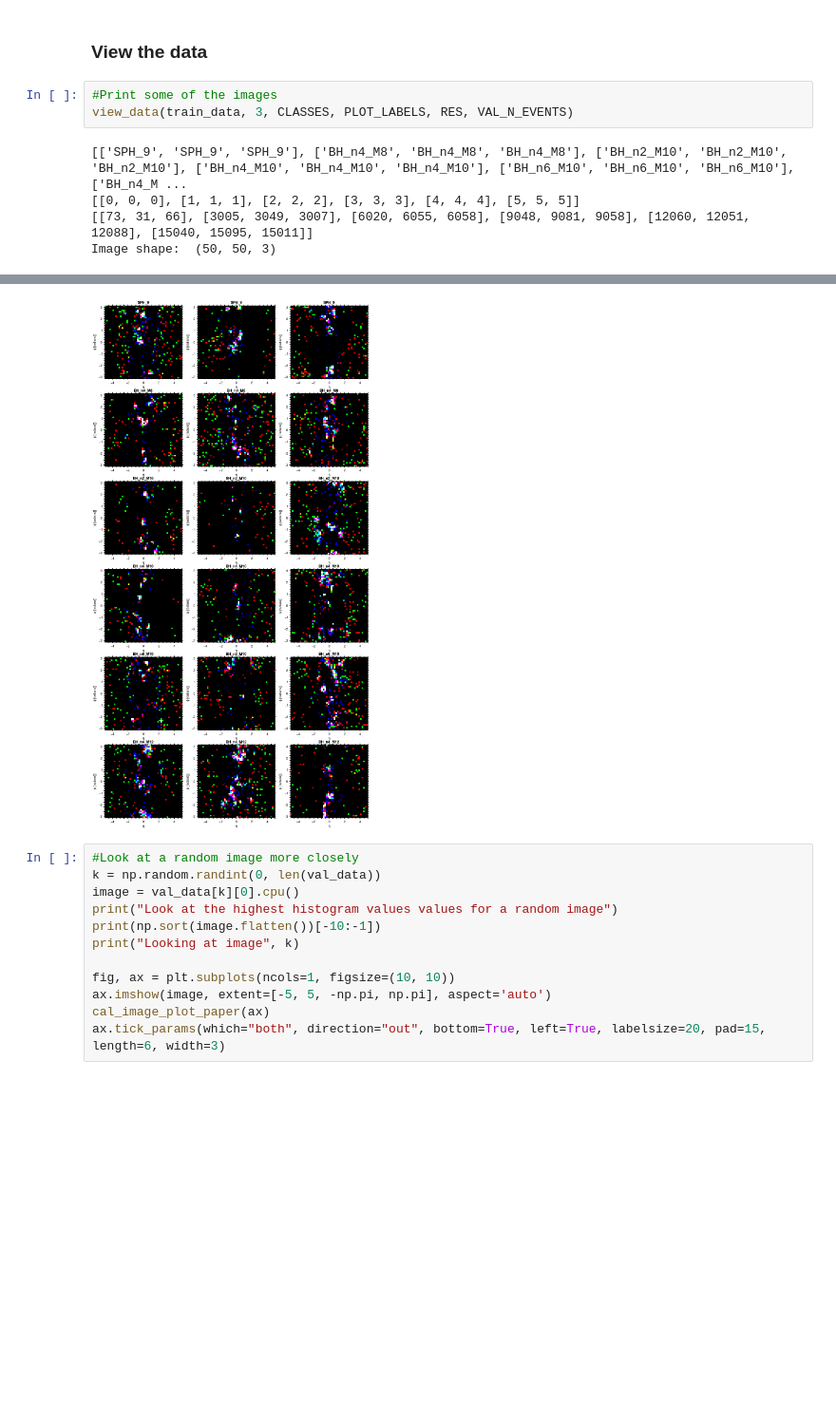
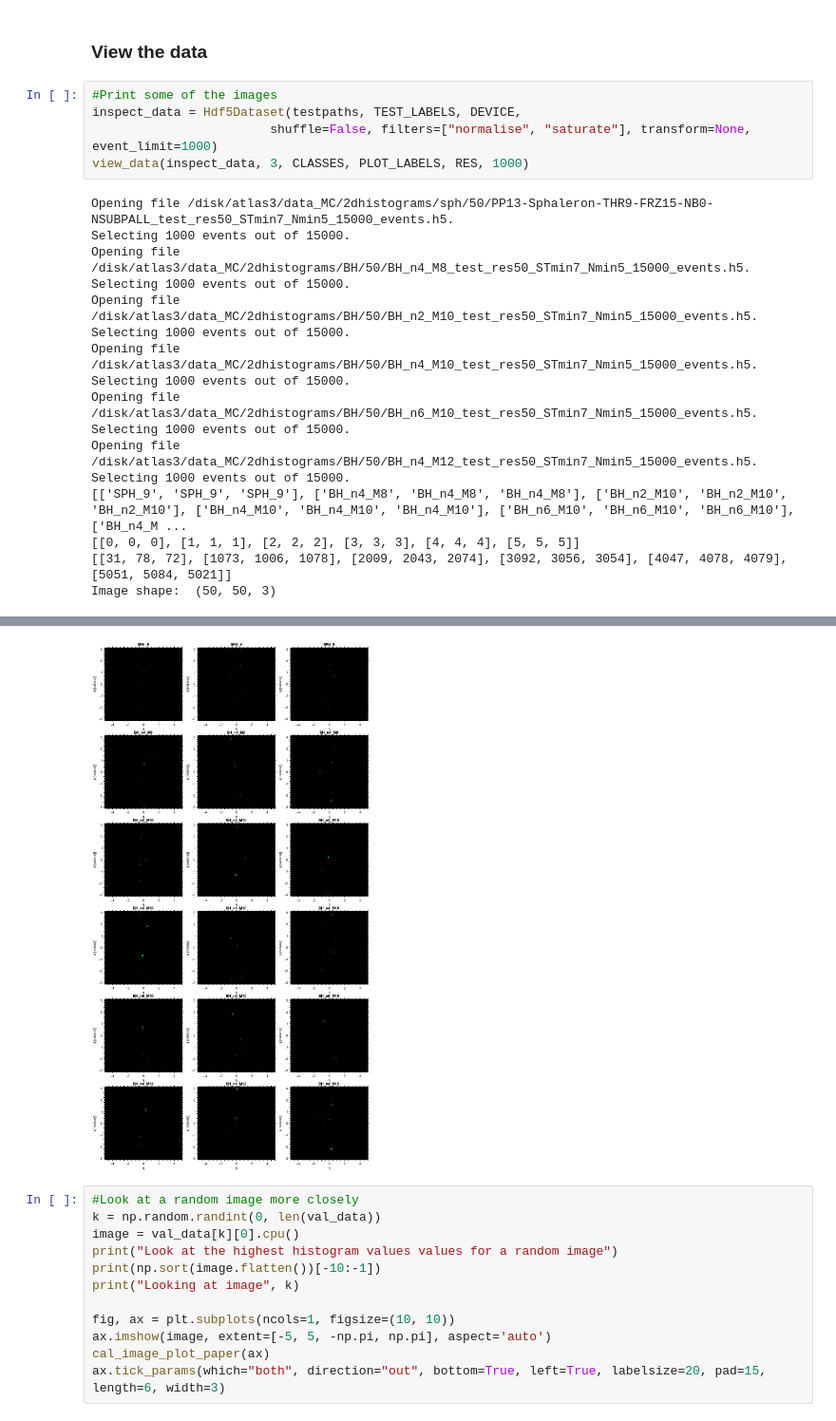
Before and after one commit to choisant/imcalML, a Jupyter notebook: notebooks/resnet.ipynb, the cells around one changed output, grey strips where cells are left out. Shown at 95% size. Drawn from its saved outputs; the diff is of its cells as text; blank space fills up the shorter version.

Commit message:
Updating plots

```diff
--- a/notebooks/resnet.ipynb
+++ b/notebooks/resnet.ipynb
@@ -140,9 +140,23 @@ Selecting 10000 events out of 10000.
 ### View the data
 # %%
 #Print some of the images
-view_data(train_data, 3, CLASSES, PLOT_LABELS, RES, VAL_N_EVENTS)
+inspect_data = Hdf5Dataset(testpaths, TEST_LABELS, DEVICE,
+                        shuffle=False, filters=["normalise", "saturate"], transform=None, event_limit=1000)
+view_data(inspect_data, 3, CLASSES, PLOT_LABELS, RES, 1000)
 # %% [output]
+Opening file /disk/atlas3/data_MC/2dhistograms/sph/50/PP13-Sphaleron-THR9-FRZ15-NB0-NSUBPALL_test_res50_STmin7_Nmin5_15000_events.h5.
+Selecting 1000 events out of 15000.
+Opening file /disk/atlas3/data_MC/2dhistograms/BH/50/BH_n4_M8_test_res50_STmin7_Nmin5_15000_events.h5.
+Selecting 1000 events out of 15000.
+Opening file /disk/atlas3/data_MC/2dhistograms/BH/50/BH_n2_M10_test_res50_STmin7_Nmin5_15000_events.h5.
+Selecting 1000 events out of 15000.
+Opening file /disk/atlas3/data_MC/2dhistograms/BH/50/BH_n4_M10_test_res50_STmin7_Nmin5_15000_events.h5.
+Selecting 1000 events out of 15000.
+Opening file /disk/atlas3/data_MC/2dhistograms/BH/50/BH_n6_M10_test_res50_STmin7_Nmin5_15000_events.h5.
+Selecting 1000 events out of 15000.
+Opening file /disk/atlas3/data_MC/2dhistograms/BH/50/BH_n4_M12_test_res50_STmin7_Nmin5_15000_events.h5.
+Selecting 1000 events out of 15000.
 [['SPH_9', 'SPH_9', 'SPH_9'], ['BH_n4_M8', 'BH_n4_M8', 'BH_n4_M8'], ['BH_n2_M10', 'BH_n2_M10', 'BH_n2_M10'], ['BH_n4_M10', 'BH_n4_M10', 'BH_n4_M10'], ['BH_n6_M10', 'BH_n6_M10', 'BH_n6_M10'], ['BH_n4_M ...
 [[0, 0, 0], [1, 1, 1], [2, 2, 2], [3, 3, 3], [4, 4, 4], [5, 5, 5]]
-[[73, 31, 66], [3005, 3049, 3007], [6020, 6055, 6058], [9048, 9081, 9058], [12060, 12051, 12088], [15040, 15095, 15011]]
+[[31, 78, 72], [1073, 1006, 1078], [2009, 2043, 2074], [3092, 3056, 3054], [4047, 4078, 4079], [5051, 5084, 5021]]
 Image shape:  (50, 50, 3)
@@ -167,4 +163,4 @@ Clipping input data to the valid range for imshow with RGB data ([0..1] for floa
-[figure, old version]
+[figure, new version]
 # %%
 #Look at a random image more closely
 k = np.random.randint(0, len(val_data))
```
Also changed, not shown: parts of 3 cells of this notebook, 4 other files.
